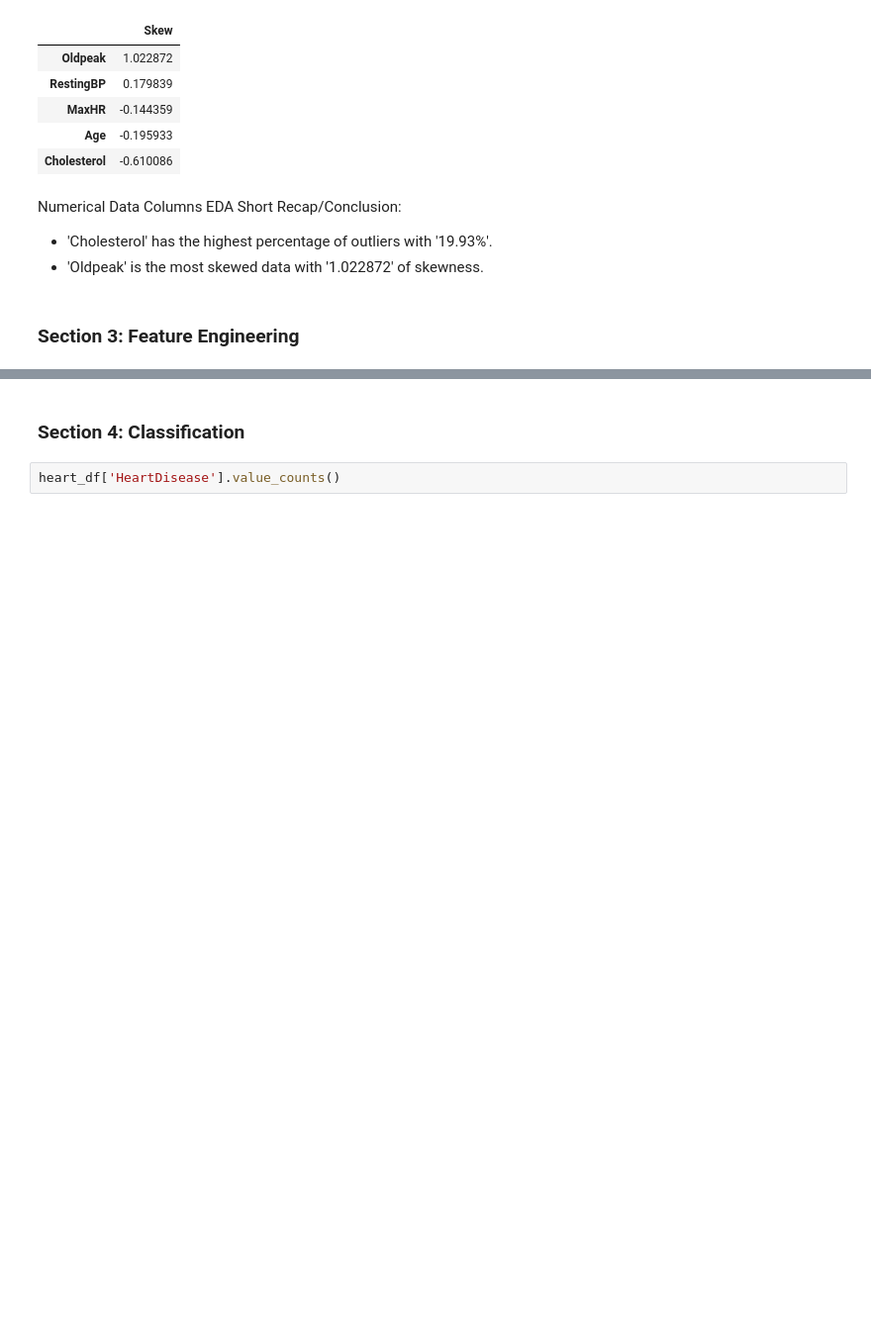
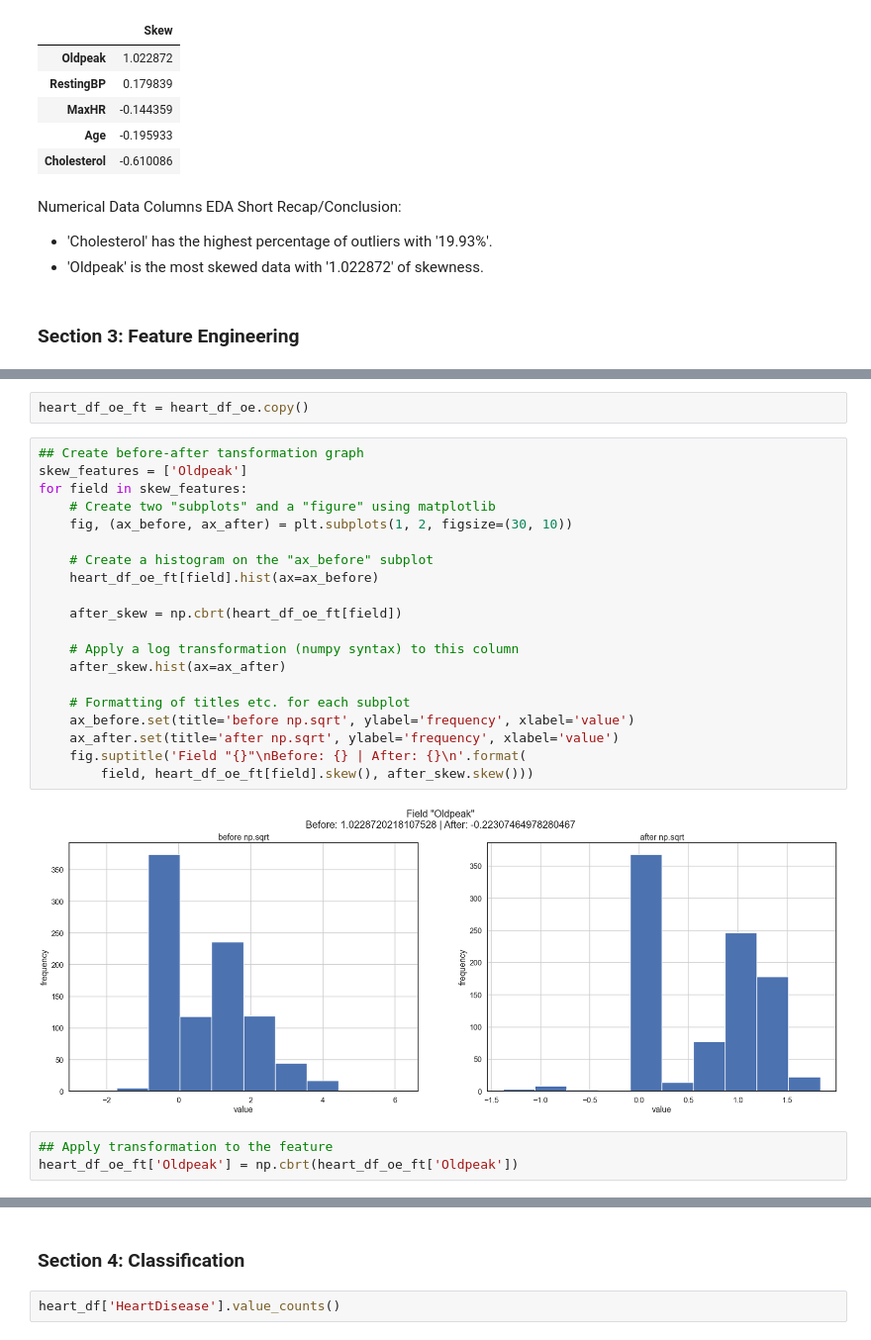
Before and after one commit to berodimas/one-month-one-dataset, a Jupyter notebook: [2022-01] Heart Disease Failure Prediction Dataset/heart_failure_prediction.ipynb, the cells around one changed output, grey strips where cells are left out. Shown at 99% size. Drawn from its saved outputs; the diff is of its cells as text; blank space fills up the shorter version.

```diff
--- a/[2022-01] Heart Disease Failure Prediction Dataset/heart_failure_prediction.ipynb
+++ b/[2022-01] Heart Disease Failure Prediction Dataset/heart_failure_prediction.ipynb
@@ -402,0 +463,27 @@ heart_df_le.head()
+# %%
+heart_df_oe_ft = heart_df_oe.copy()
+# %%
+## Create before-after tansformation graph
+skew_features = ['Oldpeak']
+for field in skew_features:
+    # Create two "subplots" and a "figure" using matplotlib
+    fig, (ax_before, ax_after) = plt.subplots(1, 2, figsize=(30, 10))
+
+    # Create a histogram on the "ax_before" subplot
+    heart_df_oe_ft[field].hist(ax=ax_before)
+
+    after_skew = np.cbrt(heart_df_oe_ft[field])
+
+    # Apply a log transformation (numpy syntax) to this column
+    after_skew.hist(ax=ax_after)
+
+    # Formatting of titles etc. for each subplot
+    ax_before.set(title='before np.sqrt', ylabel='frequency', xlabel='value')
+    ax_after.set(title='after np.sqrt', ylabel='frequency', xlabel='value')
+    fig.suptitle('Field "{}"\nBefore: {} | After: {}\n'.format(
+        field, heart_df_oe_ft[field].skew(), after_skew.skew()))
+# %% [output]
+[figure, added]
+# %%
+## Apply transformation to the feature
+heart_df_oe_ft['Oldpeak'] = np.cbrt(heart_df_oe_ft['Oldpeak'])
```
Also changed, not shown: parts of 27 cells of this notebook, 3 other files.
